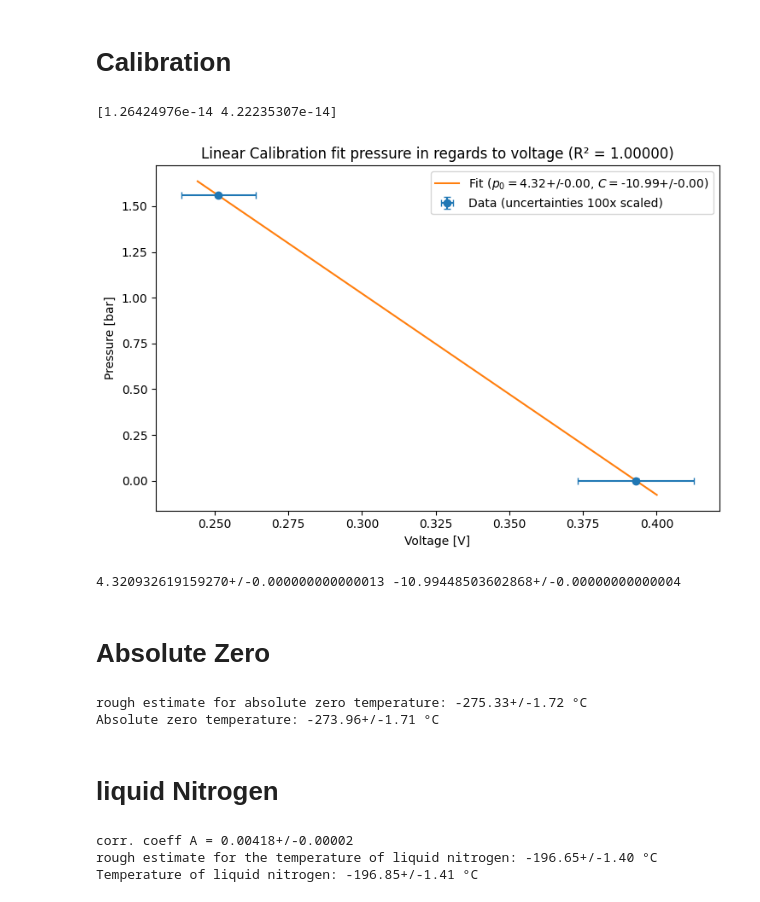
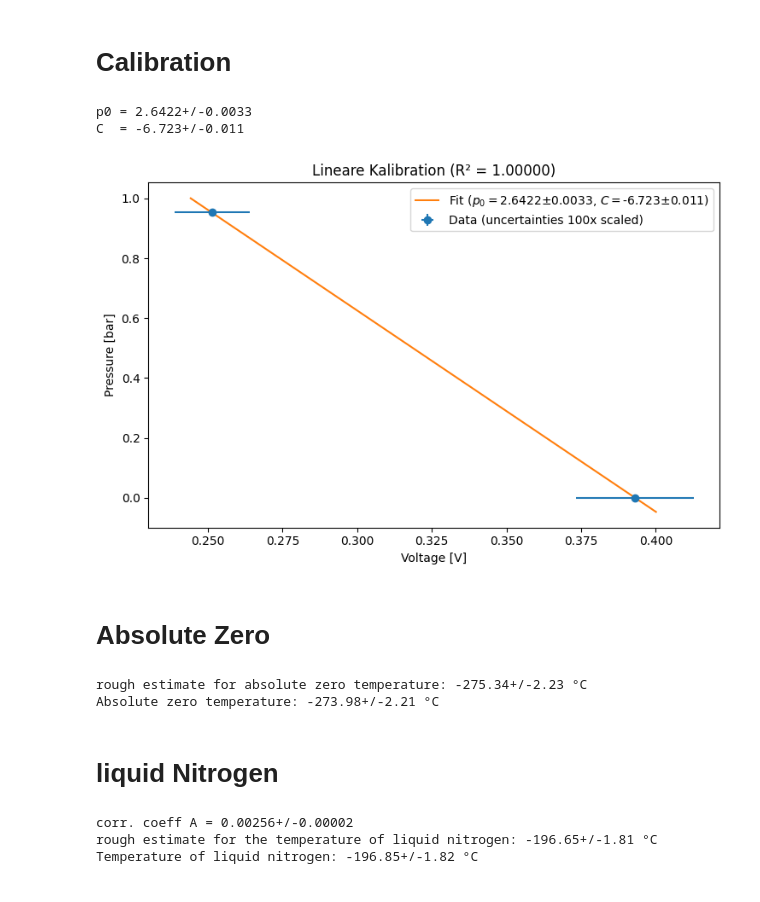
Before and after one commit to Mhfd10/P1_ETHZ, a Jupyter notebook: Absolute_Zero/main.ipynb, the cells around one changed output. Saved outputs shown, nothing was run; the diff lists cells and outputs as text; code cells hidden in the pictures.

```diff
--- a/Absolute_Zero/main.ipynb
+++ b/Absolute_Zero/main.ipynb
@@ -16,10 +15,13 @@ t_e = ufloat(0, 0.5) # ice water temperatur in °C
 # %% [markdown]
 # Calibration
 # %%
-p_l_mmhg = ufloat(1171.6-2.99, 0.05) # adjust pressure of room in mmhg
+p_l_mmhg = ufloat(714.6, 0.05) # adjust pressure of room in mmhg
 
 u_l = 0.2513  # adjust in V
 u_t = 0.3930 # adjust in V
+
+u_extra = ufloat(0.32215, 0.32215 * u_sigma)
+p_extra = ufloat(0.47605, 6.666118421052631e-05)   # uncertainty guessed, adjust as needed
 
 p_t = ufloat(0.1*10**(-3), 0.1*10**(-3)) # pressure pump in bar
 p_l = p_l_mmhg * conversion_mmhg_bar # pressure of room in bar
@@ -27,59 +29,61 @@ p_l = p_l_mmhg * conversion_mmhg_bar # pressure of room in bar
 u_l = ufloat(u_l, u_l*u_sigma)
 u_t = ufloat(u_t, u_t*u_sigma)
 
+p = unumpy.uarray([p_l.n, p_t.n, p_extra.n], [p_l.s, p_t.s, p_extra.s])
+u = unumpy.uarray([u_l.n, u_t.n, u_extra.n],[u_l.s, u_t.s, u_extra.s])
 p = unumpy.uarray([p_l.n, p_t.n], [p_l.s, p_t.s])
 u = unumpy.uarray([u_l.n, u_t.n],[u_l.s, u_t.s])
 
 x = unumpy.nominal_values(u)
 y = unumpy.nominal_values(p)
 sx = unumpy.std_devs(u)
 sy = unumpy.std_devs(p)
 
-# fit function
+# calculate C and p_0
+C_u  = (p_t - p_l) / (u_t - u_l)
+p0_u = p_l - C_u * u_l
+
+# "fit" function
 def calibration_curve(beta, u):
     p0, C = beta
     return p0 + C * u
 
-# fit
-model = odr.Model(calibration_curve)
-data = odr.RealData(x, y, sx=sx, sy=sy)
-odr_run = odr.ODR(data, model, beta0=[1, 1]).run()
+beta = [p0_u.n, C_u.n]
 
-p0_fit, C_fit = odr_run.beta
-p0_err, C_err = odr_run.sd_beta
+# fit values
+p0_fit, C_fit = beta
+p0_err, C_err = p0_u.s, C_u.s
 
-# convert to ufloat
-p0_u = ufloat(p0_fit, p0_err)
-C_u  = ufloat(C_fit,  C_err)
+print("p0 =", p0_u)
+print("C  =", C_u)
 
 # r2-score
-y_hat = calibration_curve(odr_run.beta, x)
+y_hat = calibration_curve(beta, x)
 ss_res = np.sum((y - y_hat)**2)
 ss_tot = np.sum((y - np.mean(y))**2)
 r_squared = 1.0 - ss_res/ss_tot
 
-# plot
+# Plot
 u_min, u_max = np.min(x), np.max(x)
 u_pad = 0.05 * (u_max - u_min)
 u_fit = np.linspace(u_min - u_pad, u_max + u_pad, 1000)
-p_fit = calibration_curve(odr_run.beta, u_fit)
+p_fit = calibration_curve(beta, u_fit)
 
 plt.figure(figsize=(7.5, 5))
-plt.errorbar(x, y, xerr=sx*100, yerr=sy*100, fmt='o', capsize=3, label='Data (uncertainties 100x scaled)')
-plt.plot(u_fit, p_fit, '-', label=fr'Fit ($p_0 = ${p0_u:.2f}, $C = ${C_u:.2f})')
+plt.errorbar(x, y, xerr=sx*100, yerr=sy*100, fmt='o', label='Data (uncertainties 100x scaled)')
+plt.plot(u_fit, p_fit, '-', label=fr'Fit ($p_0 = ${p0_u:.2uP}, $C = ${C_u:.2uP})')
 
 plt.xlabel('Voltage [V]')
 plt.ylabel('Pressure [bar]')
-plt.title(f'Linear Calibration fit pressure in regards to voltage (R² = {r_squared:.5f})')
+plt.title(f'Lineare Kalibration (R² = {r_squared:.5f})')
 plt.legend(loc='best')
 plt.tight_layout()
 plt.savefig('p_u_calibration.png', dpi=600)
 plt.show()
-print(p0_u, C_u)
 # %% [output]
-[1.26424976e-14 4.22235307e-14]
+p0 = 2.6422+/-0.0033
+C  = -6.723+/-0.011
-[figure, old version]
+[figure, new version]
-4.320932619159270+/-0.000000000000013 -10.99448503602868+/-0.00000000000004
 # %% [markdown]
 # Absolute Zero
 # %%
@@ -106,8 +110,8 @@ t_0 = (-b + sqrt(b**2 - 4 * a * c) ) / (2 * a)
 print(f"rough estimate for absolute zero temperature: -{t_0_est:.2f} °C")
 print(f"Absolute zero temperature: {t_0:.2f} °C")
 # %% [output]
-rough estimate for absolute zero temperature: -275.33+/-1.72 °C
-Absolute zero temperature: -273.96+/-1.71 °C
+rough estimate for absolute zero temperature: -275.34+/-2.23 °C
+Absolute zero temperature: -273.98+/-2.21 °C
 # %% [markdown]
 # liquid Nitrogen
 # %%
@@ -124,6 +128,6 @@ t_ln2 = (A * t_0 + p_ln2) / (A - gamma * p_ln2)
 print(f"rough estimate for the temperature of liquid nitrogen: {t_ln2_est:.2f} °C")
 print(f"Temperature of liquid nitrogen: {t_ln2:.2f} °C")
 # %% [output]
-corr. coeff A = 0.00418+/-0.00002
-rough estimate for the temperature of liquid nitrogen: -196.65+/-1.40 °C
-Temperature of liquid nitrogen: -196.85+/-1.41 °C
+corr. coeff A = 0.00256+/-0.00002
+rough estimate for the temperature of liquid nitrogen: -196.65+/-1.81 °C
+Temperature of liquid nitrogen: -196.85+/-1.82 °C
```
Also changed, not shown: parts of 1 cell of this notebook, 1 other file.
